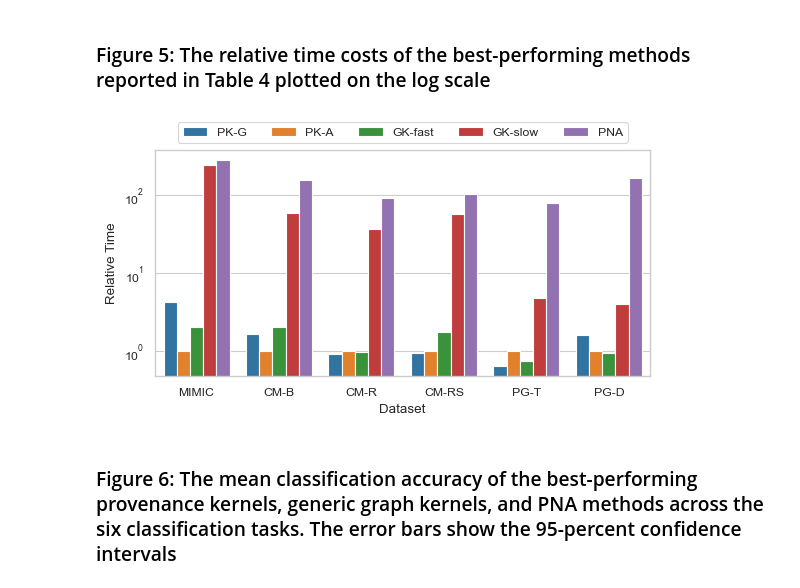
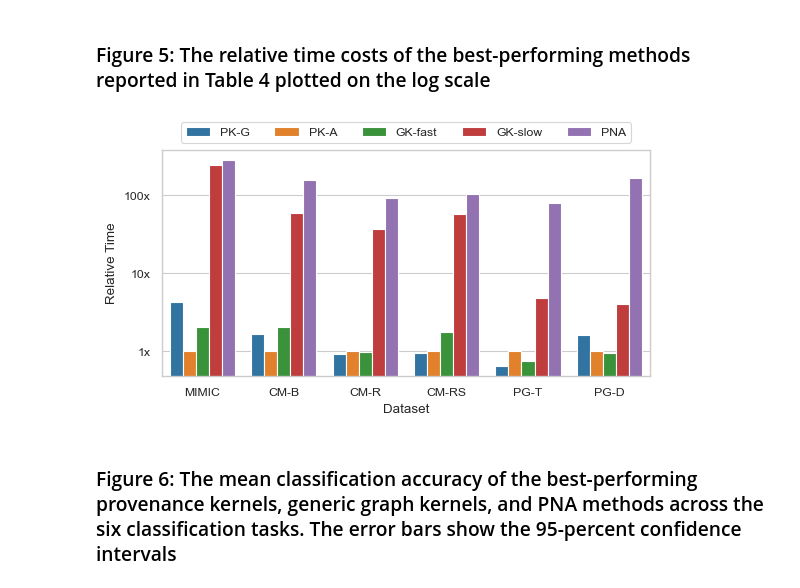
Before and after one commit to trungdong/provenance-kernel-evaluation, a Jupyter notebook: plots.ipynb, the cells around one changed output. Drawn from its saved outputs; the diff is of its cells as text; code cells hidden in the pictures.

```diff
--- a/plots.ipynb
+++ b/plots.ipynb
@@ -146,0 +132,3 @@ for row in summary.itertuples():
+# %%
+pk_a_time = scorings[scorings.group_name == "PK-A"][["dataset", "time"]].groupby("dataset").mean()
+pk_a_time
@@ -151,7 +148,12 @@ data = []
 
 for row in summary.itertuples():
     dataset, group_name, method = row.Index
-    relative_time = row.time / best_pk_time[dataset]
-    data.append((dataset, group_name, method, row.accuracy, relative_time))
+    relative_time = row.time / pk_a_time.loc[dataset].time
+    data.append((dataset, group_name, method, row.accuracy, row.time, relative_time))
 
-rel_time_df = pd.DataFrame(data, columns=["Dataset", "Group", "Method", "Accuracy", "Relative Time"])
+rel_time_df = pd.DataFrame(data, columns=["Dataset", "Group", "Method", "Accuracy", "Time", "Relative Time"])
+# %%
+rel_time_df["time_method"] = rel_time_df.apply(
+    lambda row: "%.1fs (%s)" % (row["Time"], method_short_names[row["Method"]]),
+    axis=1
+)
@@ -161,6 +180,6 @@ Within each dataset, we report the time cost of the best-performing method (show
 # %%
-rel_time_df["time_method"] = rel_time_df.apply(
-    lambda row: "%.1f (%s)" % (row[4], method_short_names[row[2]]),
+rel_time_df["relative_time_method"] = rel_time_df.apply(
+    lambda row: "%.1f (%s)" % (row["Relative Time"], method_short_names[row["Method"]]),
     axis=1
 )
 # %%
@@ -293,13 +316,14 @@ current_palette = sns.color_palette()
 # %%
 dataset_order = ["MIMIC", "CM-B", "CM-R", "CM-RS", "PG-T", "PG-D"]
 selected_groups = ["PK-G", "PK-A", "GK-fast", "GK-slow", "PNA"]
 plot = sns.barplot(x="Dataset", y="Relative Time", hue="Group", order=dataset_order, hue_order=selected_groups, data=rel_time_df)
 plot.set_yscale("log")
+plot.set_yticklabels(["", "", "1x", "10x", "100x"])
 plt.legend(loc='upper center', ncol=5, bbox_to_anchor=(0.5, 1.15))
 plot.figure.set_size_inches(5.75, 3.25)
 plt.tight_layout()
 # %% [output]
-[figure, old version]
+[figure, new version]
 # %%
 # saving the above plot
 plot.figure.savefig("plots/best-performers-relative-timing.pdf")
```
Also changed, not shown: parts of 19 cells of this notebook.
